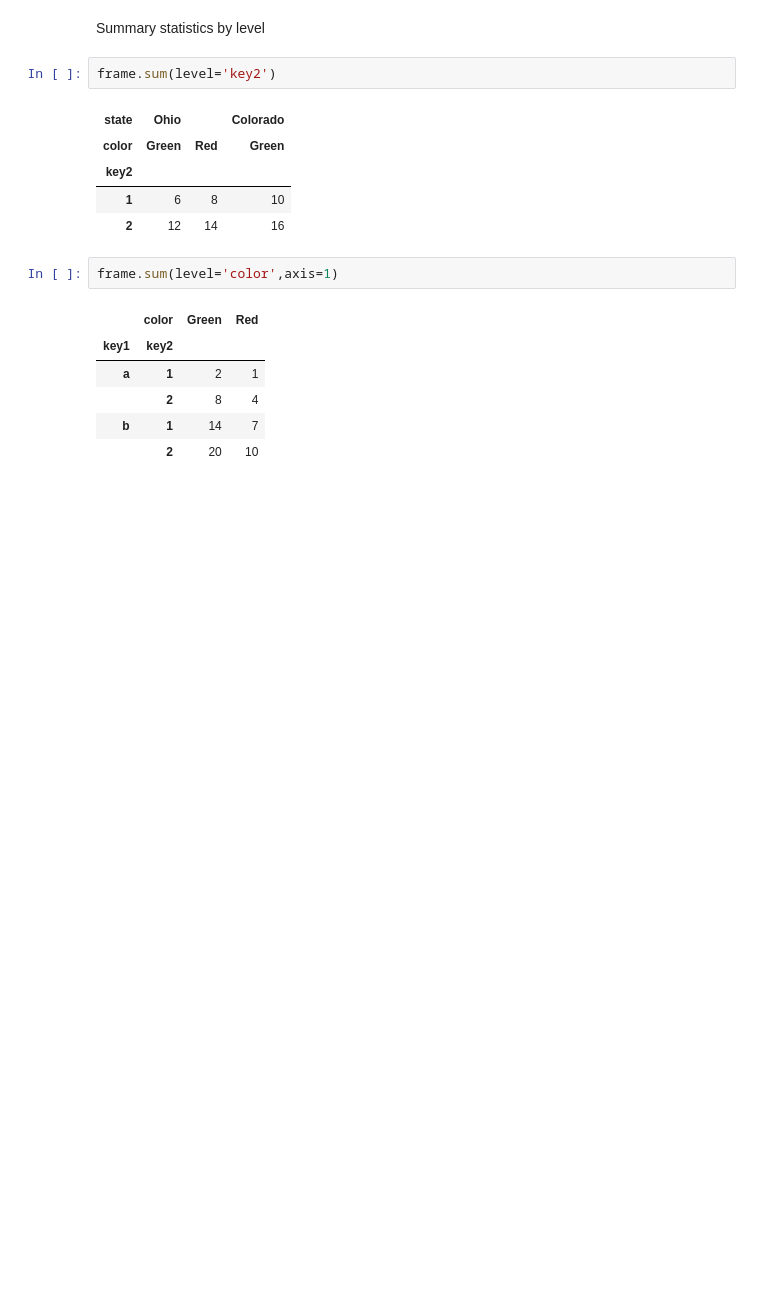
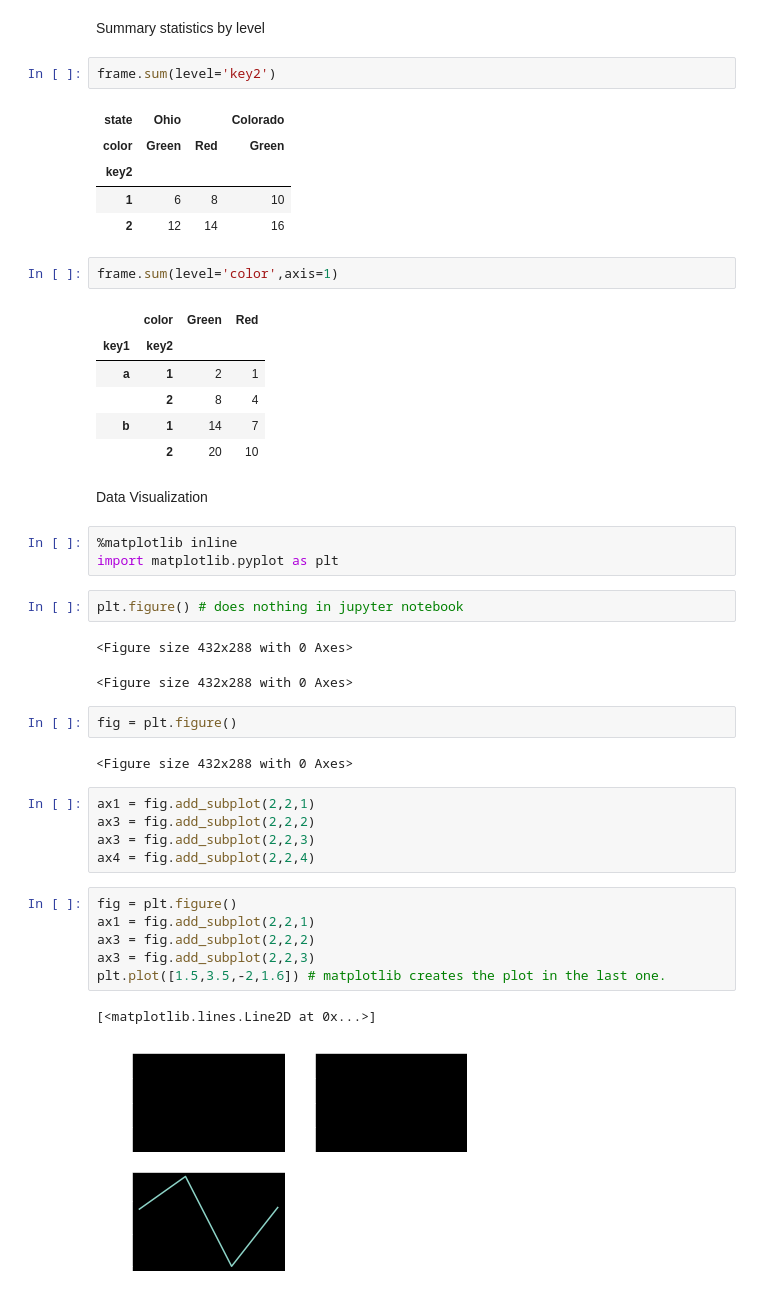
Before and after one commit to asbharath/MachineLearning, a Jupyter notebook: Data Analysis - Python/Intro .ipynb, the cells around one changed output. Saved outputs shown, nothing was run; the diff lists cells and outputs as text; blank space fills up the shorter version.

```diff
--- a/Data Analysis - Python/Intro .ipynb
+++ b/Data Analysis - Python/Intro .ipynb
@@ -2566,3 +2525,31 @@ frame.sum(level='color',axis=1)
 |  | 2 | 8 | 4 |
 | b | 1 | 14 | 7 |
 |  | 2 | 20 | 10 |
+# %% [markdown]
+Data Visualization
+# %%
+%matplotlib inline
+import matplotlib.pyplot as plt
+# %%
+plt.figure() # does nothing in jupyter notebook
+# %% [output]
+<Figure size 432x288 with 0 Axes>
+<Figure size 432x288 with 0 Axes>
+# %%
+fig = plt.figure()
+# %% [output]
+<Figure size 432x288 with 0 Axes>
+# %%
+ax1 = fig.add_subplot(2,2,1)
+ax3 = fig.add_subplot(2,2,2)
+ax3 = fig.add_subplot(2,2,3)
+ax4 = fig.add_subplot(2,2,4)
+# %%
+fig = plt.figure()
+ax1 = fig.add_subplot(2,2,1)
+ax3 = fig.add_subplot(2,2,2)
+ax3 = fig.add_subplot(2,2,3)
+plt.plot([1.5,3.5,-2,1.6]) # matplotlib creates the plot in the last one.
+# %% [output]
+[<matplotlib.lines.Line2D at 0x...>]
+[figure, added]
```
Also changed, not shown: parts of 151 cells of this notebook, 5 other files.
